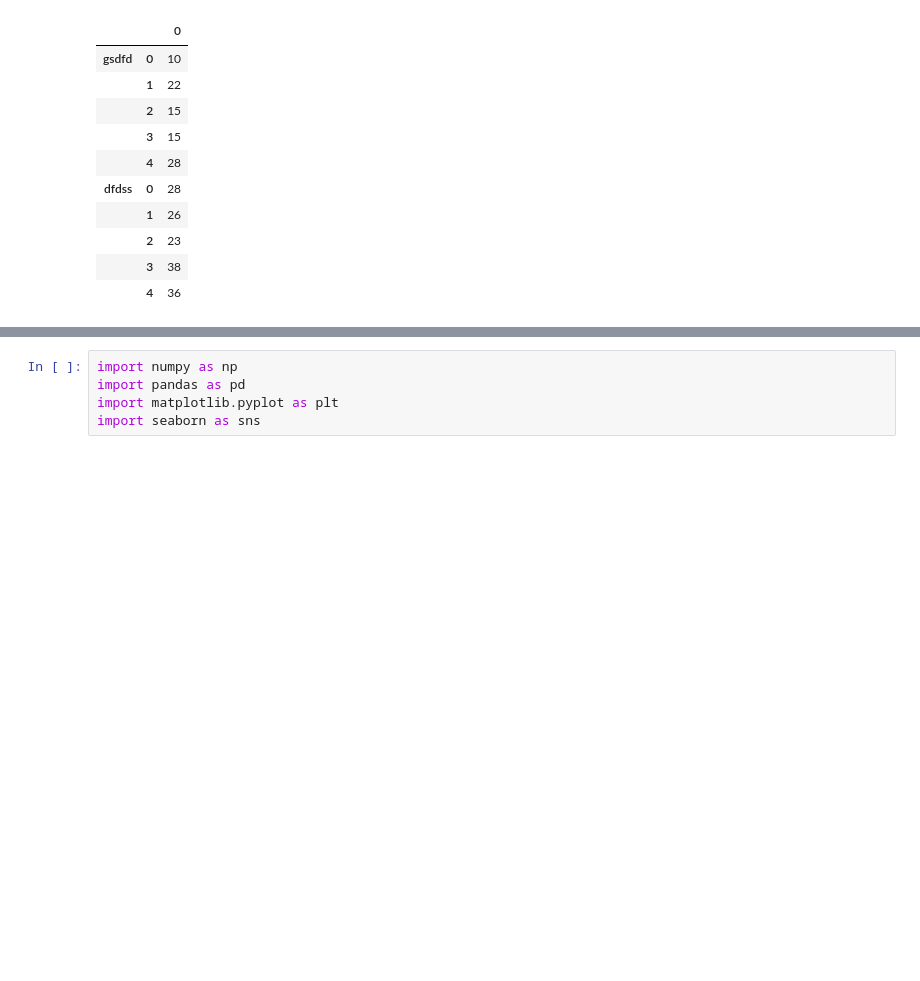
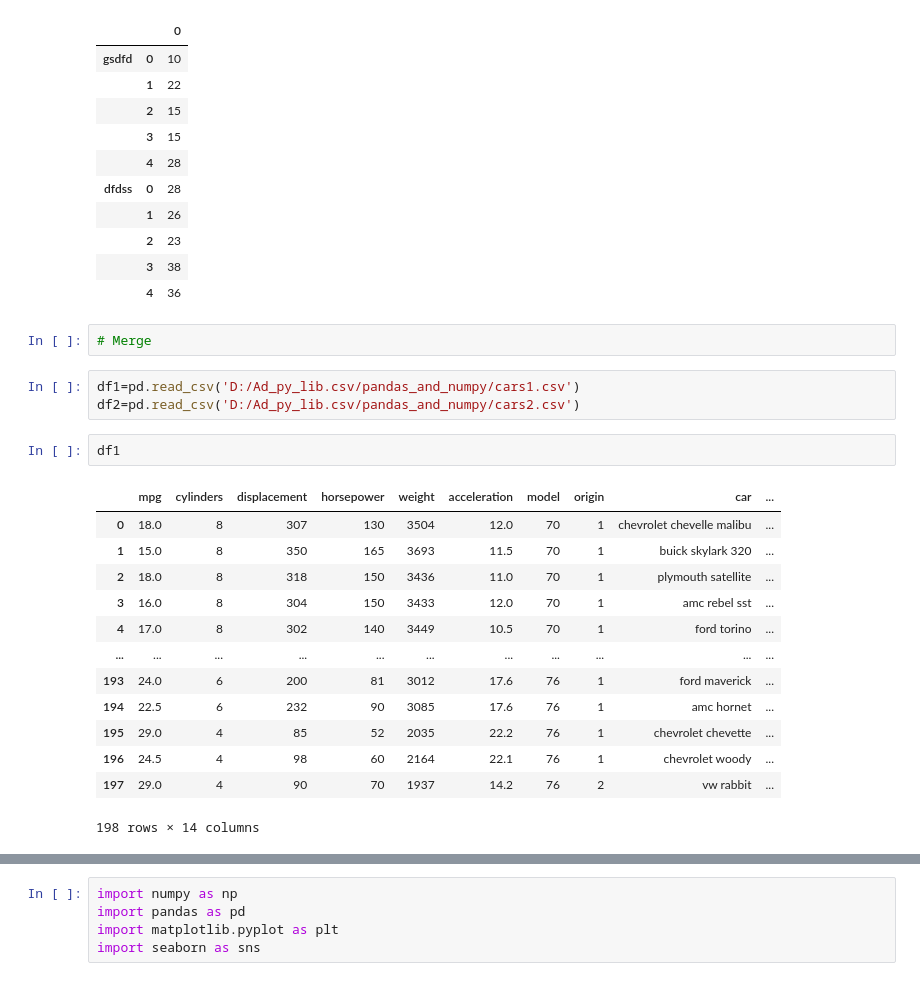
Before and after one commit to surajkr502/python_lib, a Jupyter notebook: python_lib/numpy and pandas/dataframe.ipynb, the cells around one changed output, grey strips where cells are left out. Drawn from its saved outputs; the diff is of its cells as text; blank space fills up the shorter version.

Commit message:
merge_pandas

```diff
--- a/python_lib/numpy and pandas/dataframe.ipynb
+++ b/python_lib/numpy and pandas/dataframe.ipynb
@@ -587,3 +587,24 @@ pd.concat([df2,df3],keys=["gsdfd","dfdss"])  #multi indexing
 |  | 2 | 23 |
 |  | 3 | 38 |
 |  | 4 | 36 |
+# %%
+# Merge
+# %%
+df1=pd.read_csv('D:/Ad_py_lib.csv/pandas_and_numpy/cars1.csv')
+df2=pd.read_csv('D:/Ad_py_lib.csv/pandas_and_numpy/cars2.csv')
+# %%
+df1
+# %% [output]
+|  | mpg | cylinders | displacement | horsepower | weight | acceleration | model | origin | car | ... |
+| 0 | 18.0 | 8 | 307 | 130 | 3504 | 12.0 | 70 | 1 | chevrolet chevelle malibu | ... |
+| 1 | 15.0 | 8 | 350 | 165 | 3693 | 11.5 | 70 | 1 | buick skylark 320 | ... |
+| 2 | 18.0 | 8 | 318 | 150 | 3436 | 11.0 | 70 | 1 | plymouth satellite | ... |
+| 3 | 16.0 | 8 | 304 | 150 | 3433 | 12.0 | 70 | 1 | amc rebel sst | ... |
+| 4 | 17.0 | 8 | 302 | 140 | 3449 | 10.5 | 70 | 1 | ford torino | ... |
+| ... | ... | ... | ... | ... | ... | ... | ... | ... | ... | ... |
+| 193 | 24.0 | 6 | 200 | 81 | 3012 | 17.6 | 76 | 1 | ford maverick | ... |
+| 194 | 22.5 | 6 | 232 | 90 | 3085 | 17.6 | 76 | 1 | amc hornet | ... |
+| 195 | 29.0 | 4 | 85 | 52 | 2035 | 22.2 | 76 | 1 | chevrolet chevette | ... |
+| 196 | 24.5 | 4 | 98 | 60 | 2164 | 22.1 | 76 | 1 | chevrolet woody | ... |
+| 197 | 29.0 | 4 | 90 | 70 | 1937 | 14.2 | 76 | 2 | vw rabbit | ... |
+198 rows × 14 columns
```
Also changed, not shown: parts of 14 cells of this notebook, 1 other file.
